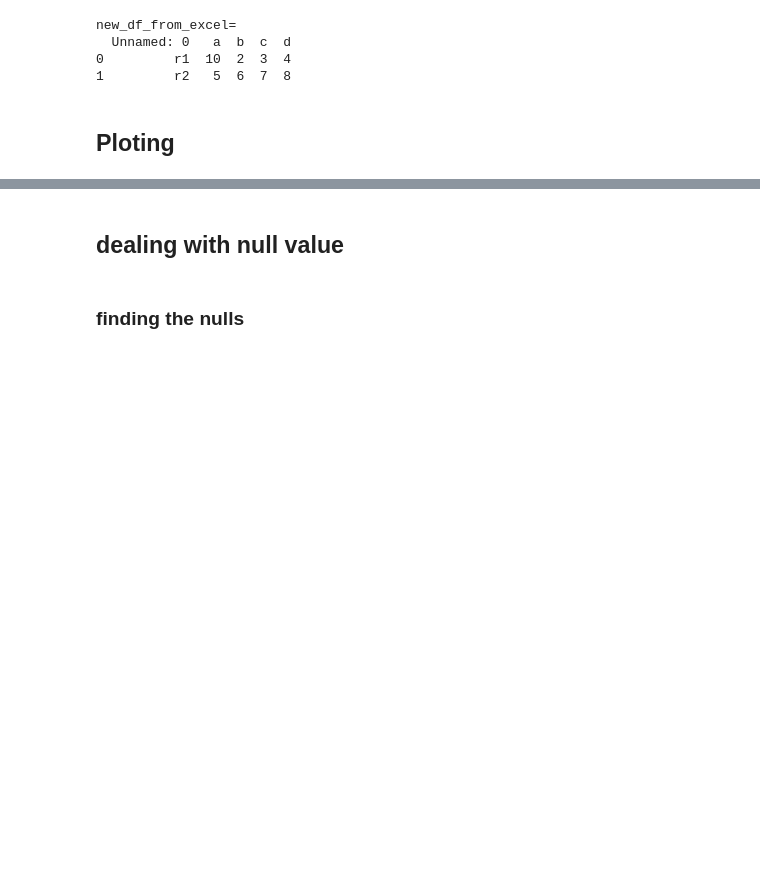
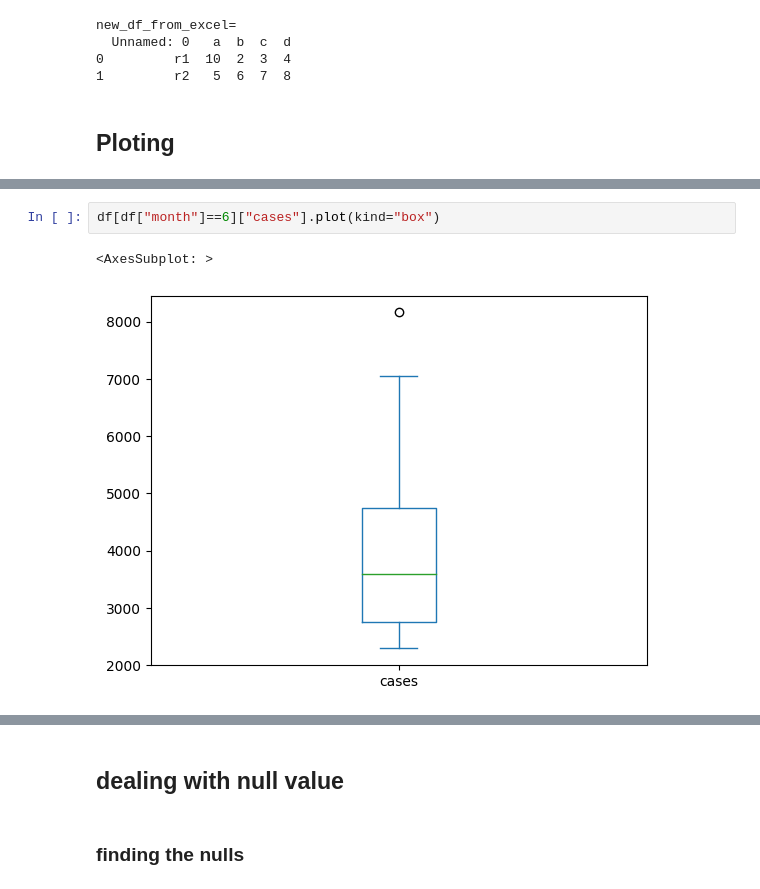
Before and after one commit to shaker113/pandas_summary, a Jupyter notebook: pandas.ipynb, the cells around one changed output, grey strips where cells are left out. Drawn from its saved outputs; the diff is of its cells as text; blank space fills up the shorter version.

```diff
--- a/pandas.ipynb
+++ b/pandas.ipynb
@@ -341,0 +347,5 @@ array([<AxesSubplot: ylabel='a'>, <AxesSubplot: ylabel='b'>], dtype=object)
+# %%
+df[df["month"]==6]["cases"].plot(kind="box")
+# %% [output]
+<AxesSubplot: >
+[figure, added]
```
Also changed, not shown: parts of 23 cells of this notebook, 1 other file.
